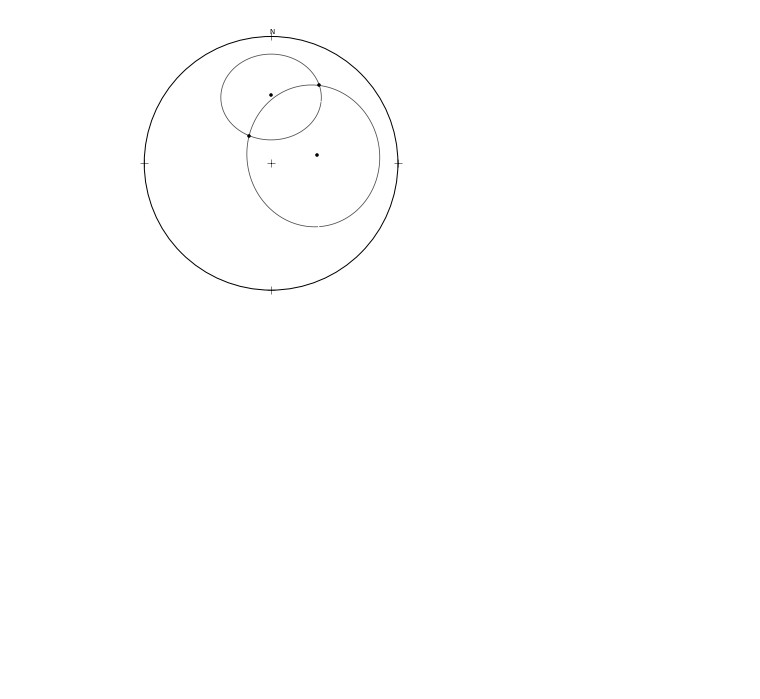
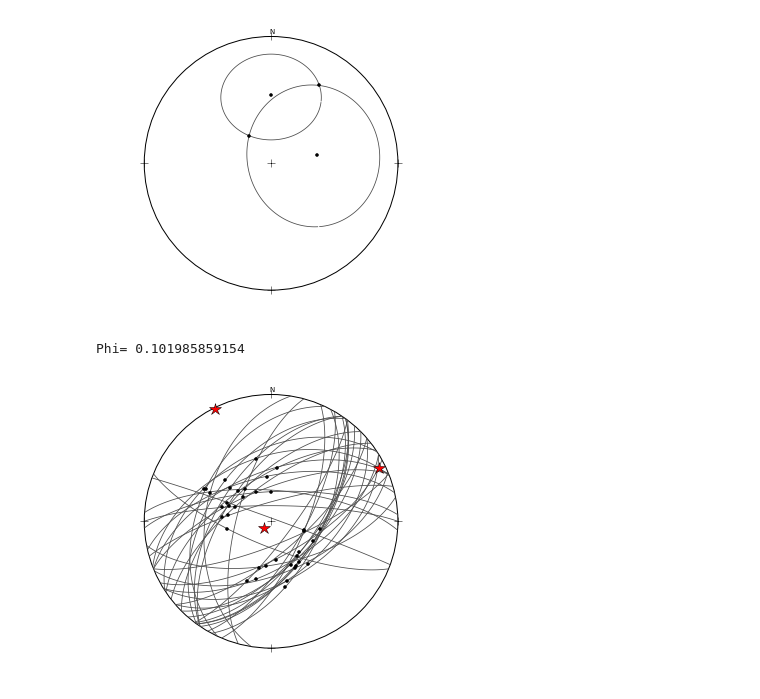
Before and after one commit to endarthur/autti, a Jupyter notebook: auttitude_testing.ipynb, the cells around one changed output. Cells and saved outputs as stored; diff of their text form; code cells hidden in the pictures; blank space fills up the shorter version.

```diff
--- a/auttitude_testing.ipynb
+++ b/auttitude_testing.ipynb
@@ -112,3 +112,23 @@ intersection = at.small_circle_intersection(a_, radians(30), b_, radians(45))
 plot.plot_poles(intersection)
 # %% [output]
 [figure]
+# %%
+angelier = np.loadtxt("Angelier_1979.txt", usecols=(0, 1, 2, 3), delimiter='\t')
+angelier[:,0] += 90
+
+angelier_planes = at.PlaneData(at.dcos_plane(angelier[:,:2]))
+angelier_lines = at.LineData(at.dcos_line(angelier[:,2:]))
+
+stress_matrix, residuals = at.stress.michael(angelier_planes, angelier_lines)
+stress_directions, (s1, s2, s3) = at.stress.principal_stresses(stress_matrix)
+print "Phi=", (s2-s3)/(s1-s3)
+
+fig, ax = plt.subplots(figsize=(5, 5))
+plot = at.ProjectionPlot(ax)
+plot.clear_diagram()
+plot.plot_poles(angelier_lines)
+plot.plot_circles(angelier_planes.great_circle())
+plot.plot_poles(stress_directions, marker='*', ms=12, c='r')
+# %% [output]
+Phi= 0.101985859154
+[figure, added]
```
Also changed, not shown: parts of 1 cell of this notebook, 4 other files.
